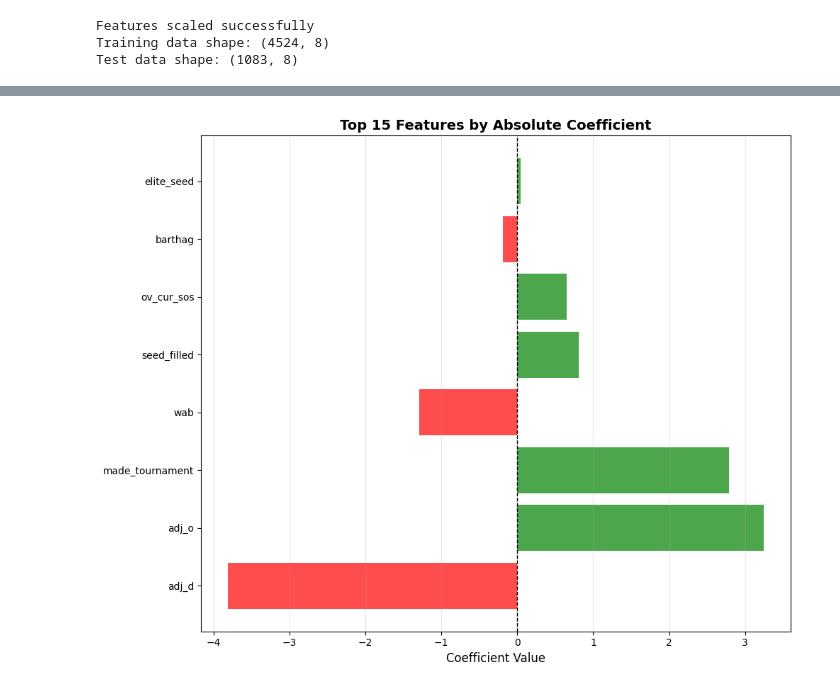
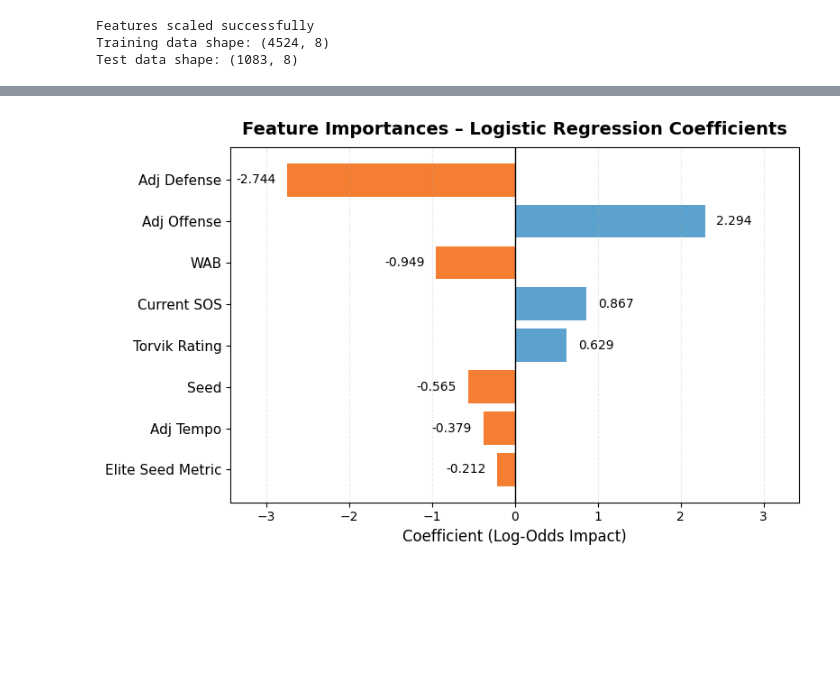
Before and after one commit to connork116/Final-Four-Predictor, a Jupyter notebook: notebooks/Logistic_Regression.ipynb, the cells around one changed output, grey strips where cells are left out. Drawn from its saved outputs; the diff is of its cells as text; code cells hidden in the pictures; blank space fills up the shorter version.

```diff
--- a/notebooks/Logistic_Regression.ipynb
+++ b/notebooks/Logistic_Regression.ipynb
@@ -30,9 +31,9 @@ features = [
     'barthag',
     'adj_o',
     'adj_d',
+    'adj_t',
     'seed_filled',
     'elite_seed',
-    'made_tournament',
     'wab',
     'ov_cur_sos'
 ]
@@ -124,7 +97,7 @@ Training data shape: (4524, 8)
 Test data shape: (1083, 8)
 # %%
 # Apply SMOTE to training data only
-smote = SMOTE(random_state=42, k_neighbors=5)
+smote = SMOTE(random_state=42, sampling_strategy=0.2)  # 20% ratio instead of 1.0 (50-50)
 X_train_resampled, y_train_resampled = smote.fit_resample(X_train_scaled, y_train)
 
 print("="*50)
@@ -339,15 +312,76 @@ TOP 20 MOST IMPORTANT FEATURES
 # %%
-# Plot top features
-plt.figure(figsize=(10, 8))
-top_features = feature_importance.head(15)
-colors = ['green' if x > 0 else 'red' for x in top_features['coefficient']]
-plt.barh(range(len(top_features)), top_features['coefficient'], color=colors, alpha=0.7)
-plt.yticks(range(len(top_features)), top_features['feature'])
-plt.xlabel('Coefficient Value', fontsize=12)
-plt.title('Top 15 Features by Absolute Coefficient', fontsize=14, fontweight='bold')
-plt.axvline(x=0, color='black', linestyle='--', linewidth=1)
-plt.grid(True, alpha=0.3, axis='x')
+# lavel map for cleaner plot labels
+label_map = {
+    "barthag": "Torvik Rating",
+    "seed_filled": "Seed",
+    "adj_t": "Adj Tempo",
+    "adj_d": "Adj Defense",
+    "adj_o": "Adj Offense",
+    "elite_seed": "Elite Seed Metric",
+    "ov_cur_sos": "Current SOS",
+    "wab": "WAB"
+}
+
+df = feature_importance.copy()
+
+# Add clean labels (fallback to original feature if unmapped)
+df["clean_label"] = df["feature"].map(label_map).fillna(df["feature"])
+
+# Sort by absolute coefficient magnitude (smallest -> largest)
+df = df.sort_values("coefficient", key=np.abs, ascending=True)
+
+plt.figure(figsize=(8, 5))
+y_pos = np.arange(len(df))
+
+# Color by sign: blue = positive, orange = negative
+colors = [
+    plt.cm.Blues(0.6) if coef >= 0 else plt.cm.Oranges(0.6)
+    for coef in df["coefficient"]
+]
+
+bars = plt.barh(
+    y_pos,
+    df["coefficient"],
+    color=colors,
+    alpha=0.9
+)
+
+plt.yticks(y_pos, df["clean_label"], fontsize=11)
+plt.xlabel("Coefficient (Log-Odds Impact)", fontsize=12)
+plt.title("Feature Importances – Logistic Regression Coefficients",
+          fontsize=14, fontweight="bold", pad=10)
+
+# Grid only on x-axis
+plt.grid(axis="x", linestyle="--", alpha=0.25)
+
+max_val = np.max(np.abs(df["coefficient"]))
+
+# Add a bit of padding on both right/left sides
+plt.xlim(-max_val * 1.25, max_val * 1.25)
+
+for bar, val in zip(bars, df["coefficient"]):
+
+    # position text slightly outside the bar but within axis limits
+    if val >= 0:
+        x_text = min(val + 0.05 * max_val, max_val * 1.15)
+        ha = "left"
+    else:
+        x_text = max(val - 0.05 * max_val, -max_val * 1.15)
+        ha = "right"
+
+    plt.text(
+        x_text,
+        bar.get_y() + bar.get_height() / 2,
+        f"{val:.3f}",
+        va="center",
+        ha=ha,
+        fontsize=10
+    )
+
+# Zero line for interpretation
+plt.axvline(0, color="black", linewidth=1)
+
 plt.tight_layout()
 plt.show()
 # %% [output]
-[figure, old version]
+[figure, new version]
```
Also changed, not shown: parts of 11 cells of this notebook, 5 other files.
